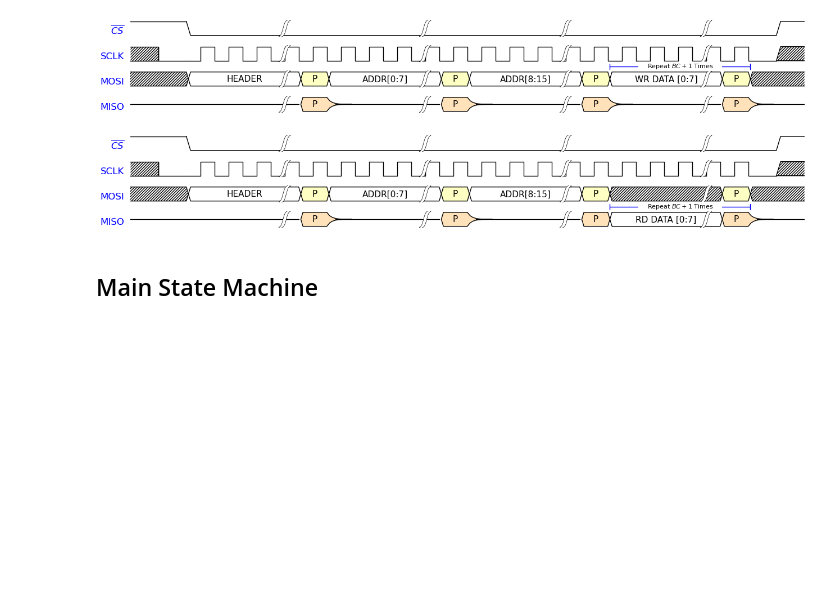
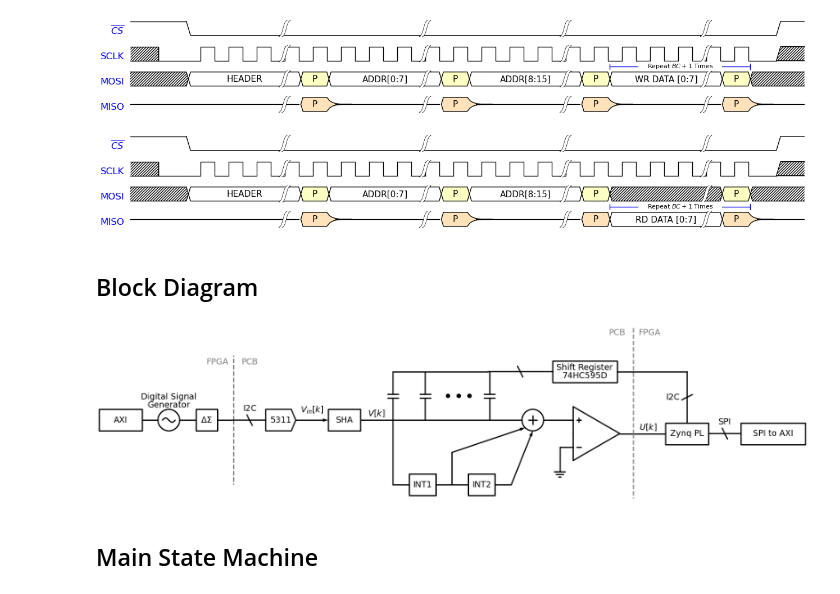
Before and after one commit to Codax2000/ns-sar-pcb, a Jupyter notebook: scratchpad.ipynb, the cells around one changed output. Saved outputs shown, nothing was run; the diff lists cells and outputs as text; code cells hidden in the pictures; blank space fills up the shorter version.

Commit message:
updated docs for conciseness, added block diagrams

```diff
--- a/scratchpad.ipynb
+++ b/scratchpad.ipynb
@@ -272,6 +272,84 @@ with schemdraw.Drawing() as d:
     )
 # %% [output]
 [figure]
+# %% [markdown]
+## Block Diagram
+# %%
+with schemdraw.Drawing() as d:
+    dsp.Box(w=2, h=1).label('AXI')
+    dsp.Line().length(d.unit/4)
+    dsp.Oscillator().label('Digital Signal\nGenerator', loc='top')
+    dsp.Line().length(d.unit/4)
+    dsp.Box(w=1, h=1).label(r'$\Delta\Sigma$')
+    dsp.Line().length(d.unit/4)
+    with d.hold():
+        dsp.Line().down().linestyle('--').color('gray')\
+            .label('FPGA', loc='right', ofst=(-2.5, -0.75))\
+            .label('PCB', loc='right', ofst=(-2.5, +0.75))
+    with d.hold():
+        dsp.Line().up().linestyle('--').color('gray')
+    elm.DataBusLine().length(d.unit/2).label('I2C')
+    dsp.Dac().label('5311')
+    dsp.Arrow().label(r'$V_{in}[k]$').length(d.unit/2)
+    sha = dsp.Box(h=1, w=1.5).label('SHA')
+    u = dsp.Line().label(r'$V[k]$').length(d.unit/2)
+
+    # draw lines with capacitors
+    with d.hold():
+        c1 = elm.Capacitor().up().length(d.unit*3/4)
+    dsp.Line().length(d.unit/2)
+    with d.hold():
+        c2 = elm.Capacitor().up().length(d.unit*3/4)
+    a = dsp.Line().length(d.unit/4)
+    with d.hold():
+        elm.DotDotDot().at(a.end, dy=d.unit*3/8, dx=-d.unit*1/16)
+    dsp.Line().length(d.unit*3/4)
+    with d.hold():
+        c3 = elm.Capacitor().up().length(d.unit*3/4)
+
+    # draw comparator with summing node
+    dsp.Line().length(d.unit/2)
+    sum_node = dsp.Sum()
+    dsp.Line().length(d.unit/4)
+    comp = elm.Opamp(leads=True).anchor('in2').flip()
+    with d.hold():
+        dsp.Line().at(comp.in1).down().length(d.unit/4)
+        elm.Ground()
+
+    # draw feedback with shift registers
+    comp_out = dsp.Line().length(d.unit/4)
+    with d.hold():
+        dsp.Line().at(comp_out.start).up().linestyle('--').color('gray').length(d.unit*3/2+0.5)
+    with d.hold():
+        dsp.Line().at(comp_out.start).down().linestyle('--').color('gray')\
+            .label('PCB', loc='right', ofst=(-4.5, -0.75))\
+            .label('FPGA', loc='right', ofst=(-4.5, +0.75))
+    dsp.Line().length(d.unit/4).label(r'$U[k]$', loc='top', ofst=(-0.45, 0.1))
+    pl = dsp.Box(h=1, w=2).label('Zynq PL')
+    spi = elm.DataBusLine().length(d.unit/2).label('SPI')
+    dsp.Box(h=1).label('SPI to AXI')
+
+    elm.DataBusLine().up().at(pl.N).toy(c3.end).label('I2C')
+    dsp.Line().left().tox(comp_out.start)
+    dsp.Line().length(d.unit/4)
+    dsp.Box(h=1, w=3).label('Shift Register\n74HC595D')
+    elm.DataBusLine()
+    dsp.Line().tox(c1.end)
+
+    # draw integrators
+    dsp.Line().at(c1.start).down()
+    dsp.Line().right().length(d.unit/4)
+    dsp.Box(h=1, w=1.25).label('INT1')
+    dsp.Line().length(d.unit/4)
+    with d.hold():
+        dsp.Line().up().length(d.unit/2)
+        dsp.Arrow().to(sum_node.SW)
+    dsp.Line().length(d.unit/4)
+    dsp.Box(h=1, w=1.25).label('INT2')
+    dsp.Line().length(d.unit/4)
+    dsp.Arrow().to(sum_node.S)
+# %% [output]
+[figure, added]
 # %% [markdown]
 ## Main State Machine
 # %%
```
Also changed, not shown: 6 other files.
